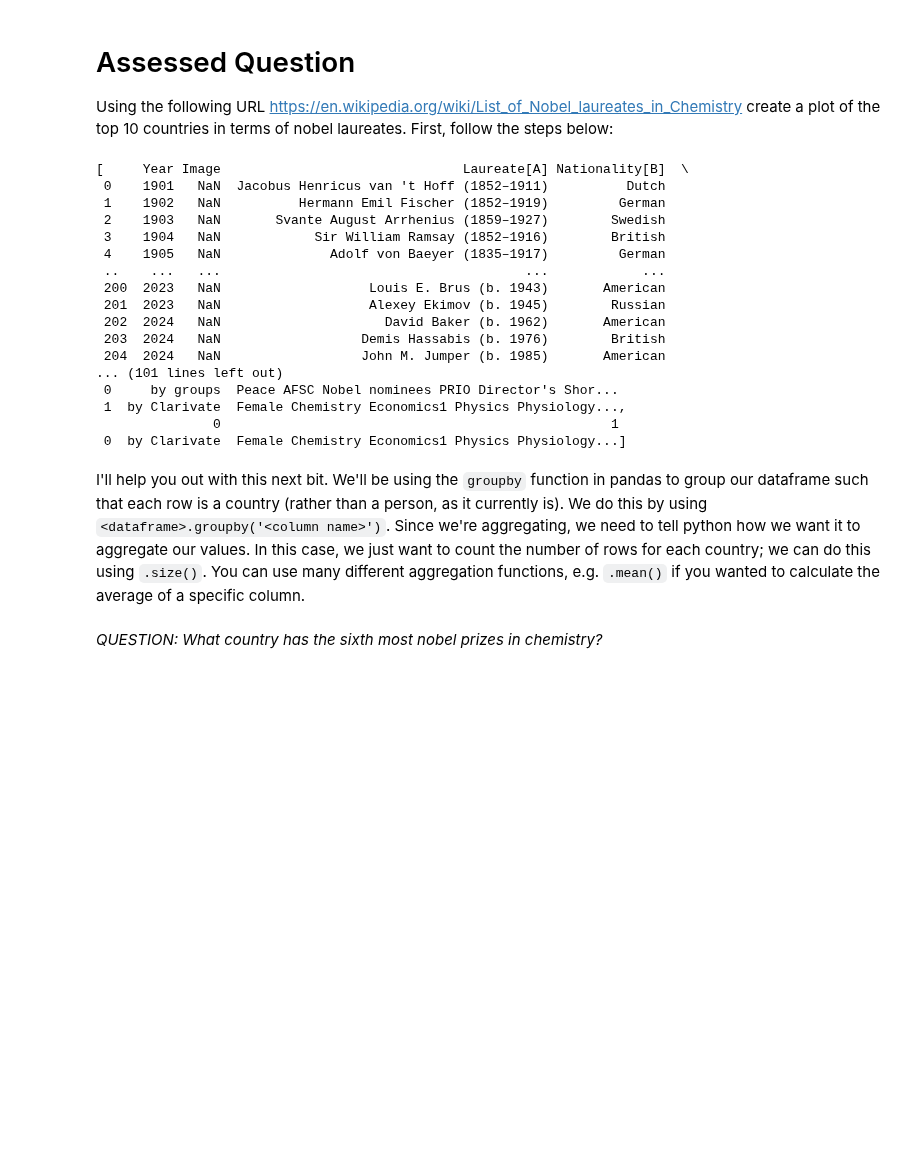
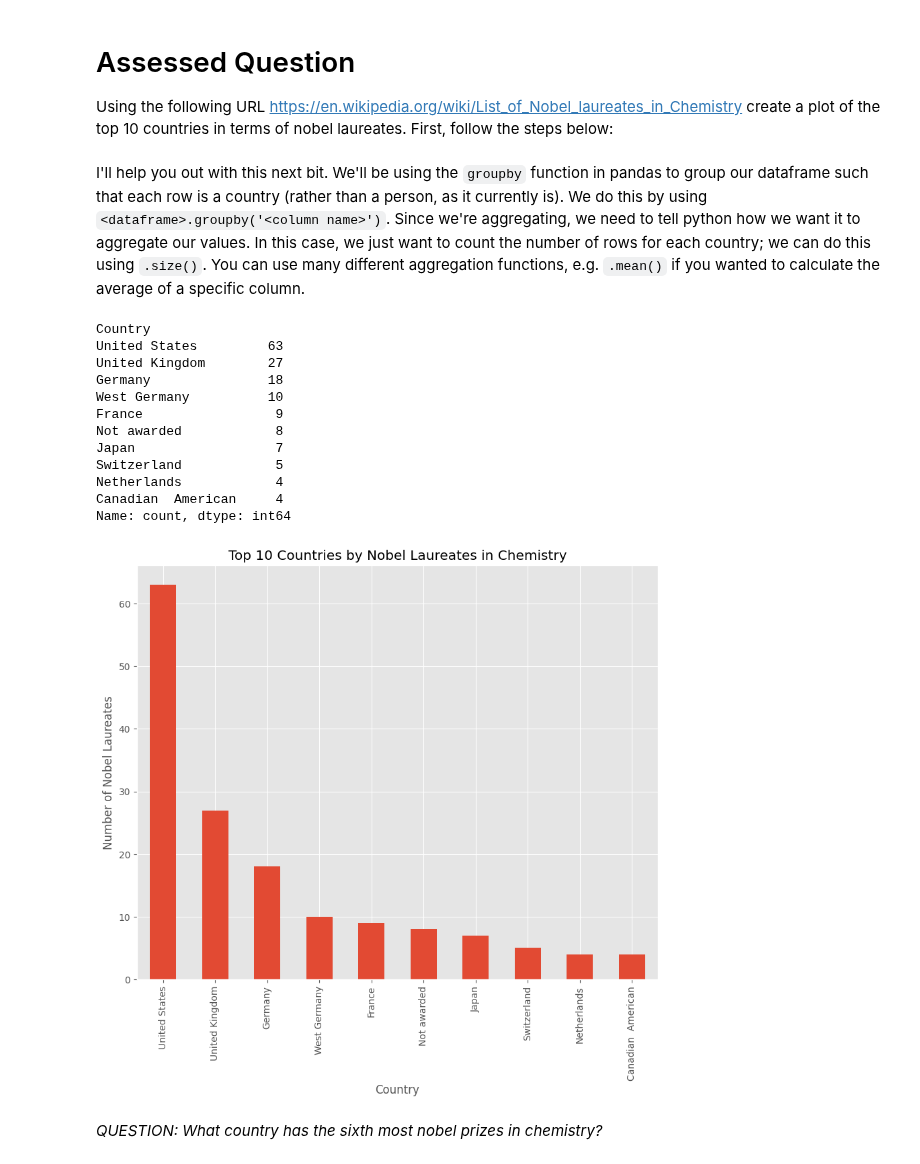
Before and after one commit to julia13dfm/QM2, a Jupyter notebook: notebooks/W02. Pandas.ipynb, the cells around one changed output. Drawn from its saved outputs; the diff is of its cells as text; code cells hidden in the pictures; blank space fills up the shorter version.

```diff
--- a/notebooks/W02. Pandas.ipynb
+++ b/notebooks/W02. Pandas.ipynb
@@ -418,30 +508,30 @@ tables=pandas.read_html(url)
-# %%
-tables
-# %% [output]
-[     Year Image                               Laureate[A] Nationality[B]  \
- 0    1901   NaN  Jacobus Henricus van 't Hoff (1852–1911)          Dutch
- 1    1902   NaN          Hermann Emil Fischer (1852–1919)         German
- 2    1903   NaN       Svante August Arrhenius (1859–1927)        Swedish
- 3    1904   NaN            Sir William Ramsay (1852–1916)        British
- 4    1905   NaN              Adolf von Baeyer (1835–1917)         German
- ..    ...   ...                                       ...            ...
- 200  2023   NaN                   Louis E. Brus (b. 1943)       American
- 201  2023   NaN                   Alexey Ekimov (b. 1945)        Russian
- 202  2024   NaN                     David Baker (b. 1962)       American
- 203  2024   NaN                  Demis Hassabis (b. 1976)        British
- 204  2024   NaN                  John M. Jumper (b. 1985)       American
-... (101 lines left out)
- 0     by groups  Peace AFSC Nobel nominees PRIO Director's Shor...
- 1  by Clarivate  Female Chemistry Economics1 Physics Physiology...,
-               0                                                  1
- 0  by Clarivate  Female Chemistry Economics1 Physics Physiology...]
 # %% [markdown]
 I'll help you out with this next bit. We'll be using the `groupby` function in pandas to group our dataframe such that each row is a country (rather than a person, as it currently is). We do this by using `<dataframe>.groupby('<column name>')`. Since we're aggregating, we need to tell python how we want it to aggregate our values. In this case, we just want to count the number of rows for each country; we can do this using `.size()`. You can use many different aggregation functions, e.g. `.mean()` if you wanted to calculate the average of a specific column.
 # %%
 # create a new dataframe called 'country' in which each row is a country, and the values represent the number of nobel laureates.
-
+country_df = chemistry_df.groupby('Country').size().reset_index(name='Number of Laureates')
 # now sort it in descending order
-
+country_df = country_df.sort_values(by='Number of Laureates', ascending=False).reset_index(drop=True)
 # finally, plot the top 10 countries
+print(top_10_countries)
+top_10_countries.plot(kind='bar', title='Top 10 Countries by Nobel Laureates in Chemistry')
+plt.xlabel('Country')
+plt.ylabel('Number of Nobel Laureates')
+plt.show()
+#Japan has the sixth most Nobel Prizes in Chemistry. The sixth row is called not awarded because some Nobel Prizes in Chemistry were not awarded during certain years.
+# %% [output]
+Country
+United States         63
+United Kingdom        27
+Germany               18
+West Germany          10
+France                 9
+Not awarded            8
+Japan                  7
+Switzerland            5
+Netherlands            4
+Canadian  American     4
+Name: count, dtype: int64
+[figure, added]
 # %% [markdown]
 *QUESTION: What country has the sixth most nobel prizes in chemistry?*
```
Also changed, not shown: parts of 9 cells of this notebook.
